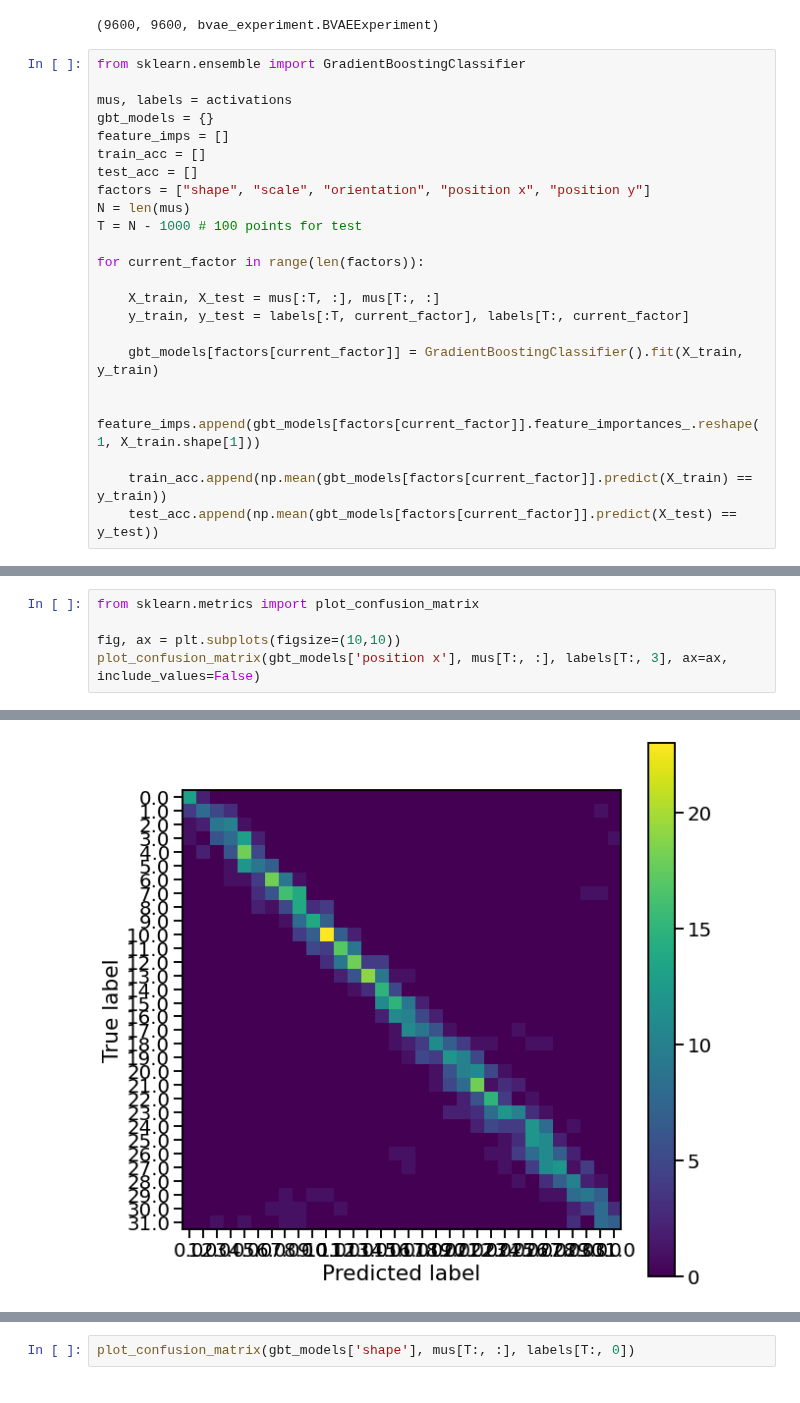
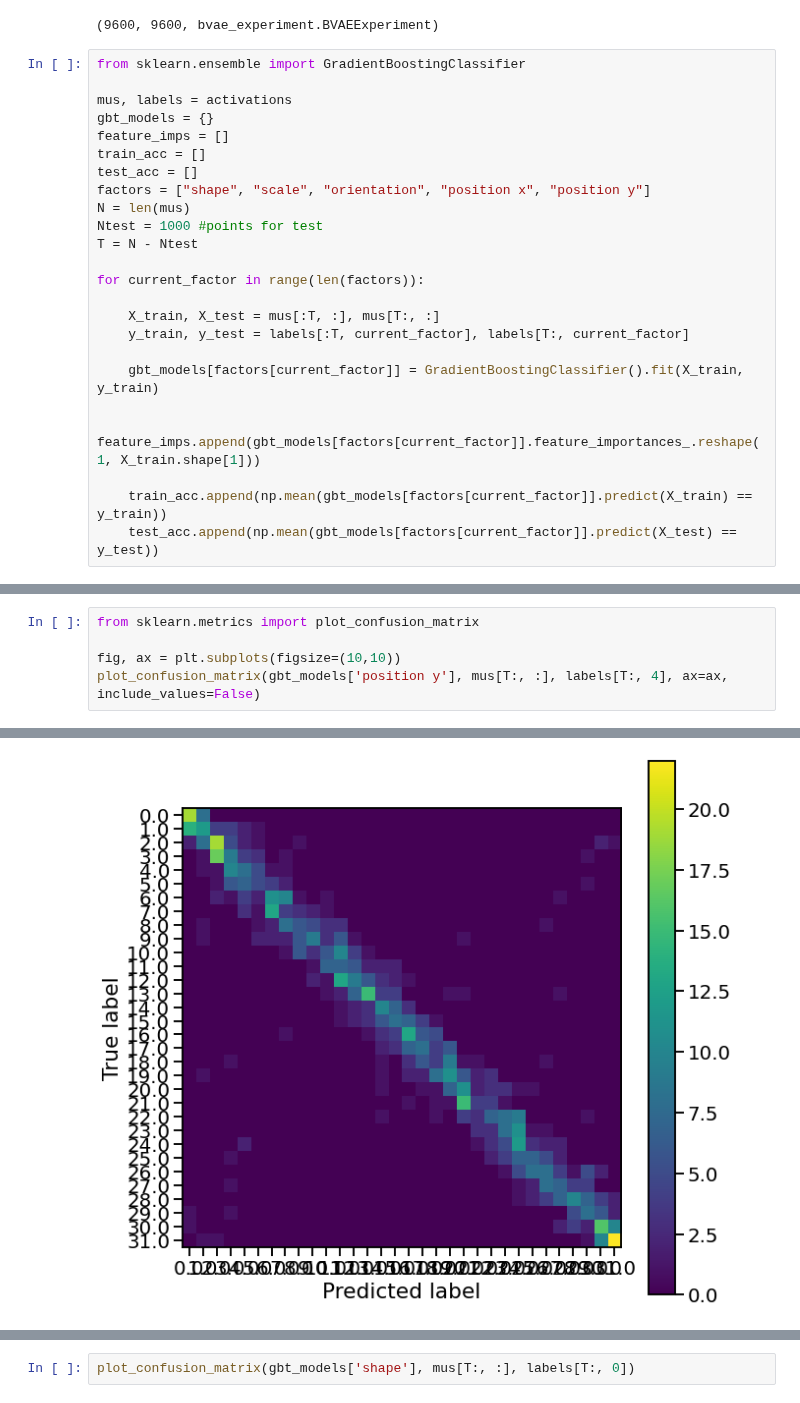
Before and after one commit to muhammadyaseen/vae-disentanglement, a Jupyter notebook: notebooks/PerturbationTesting.ipynb, the cells around one changed output, grey strips where cells are left out. Saved outputs shown, nothing was run; the diff lists cells and outputs as text.

```diff
--- a/notebooks/PerturbationTesting.ipynb
+++ b/notebooks/PerturbationTesting.ipynb
@@ -242,7 +166,8 @@ train_acc = []
 test_acc = []
 factors = ["shape", "scale", "orientation", "position x", "position y"]
 N = len(mus)
-T = N - 1000 # 100 points for test
+Ntest = 1000 #points for test
+T = N - Ntest
 
 for current_factor in range(len(factors)):
 
@@ -323,11 +202,11 @@ train_acc, test_acc
 # %%
 from sklearn.metrics import plot_confusion_matrix
 
 fig, ax = plt.subplots(figsize=(10,10))
-plot_confusion_matrix(gbt_models['position x'], mus[T:, :], labels[T:, 3], ax=ax, include_values=False)
+plot_confusion_matrix(gbt_models['position y'], mus[T:, :], labels[T:, 4], ax=ax, include_values=False)
 # %% [output]
 <sklearn.metrics._plot.confusion_matrix.ConfusionMatrixDisplay at 0x...>
-[figure, old version]
+[figure, new version]
 # %%
 fig, ax = plt.subplots(figsize=(10,10))
 plot_confusion_matrix(gbt_models['orientation'], mus[T:, :], labels[T:, 2], ax=ax, include_values=False)
```
Also changed, not shown: parts of 34 cells of this notebook, 3 other files.
